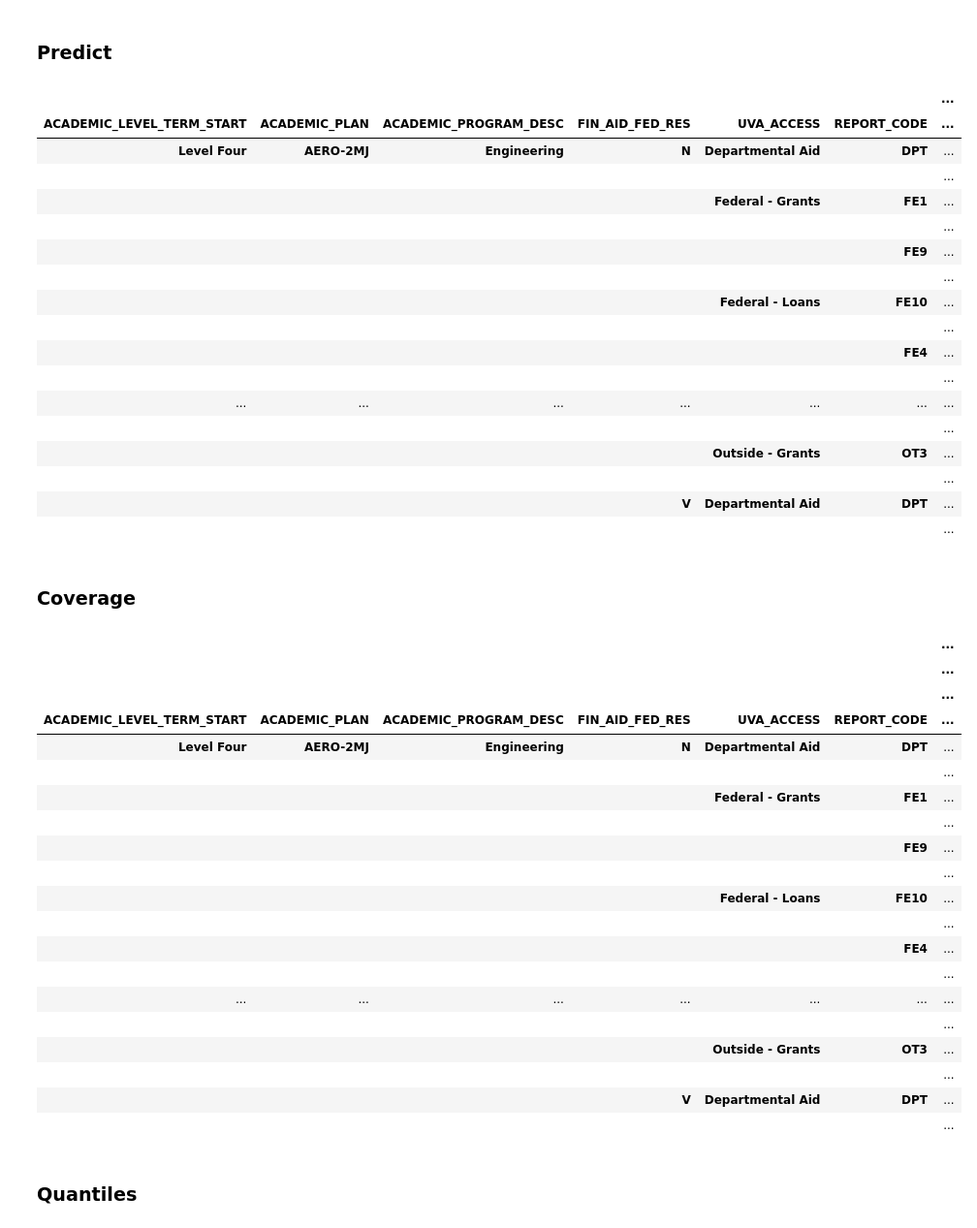
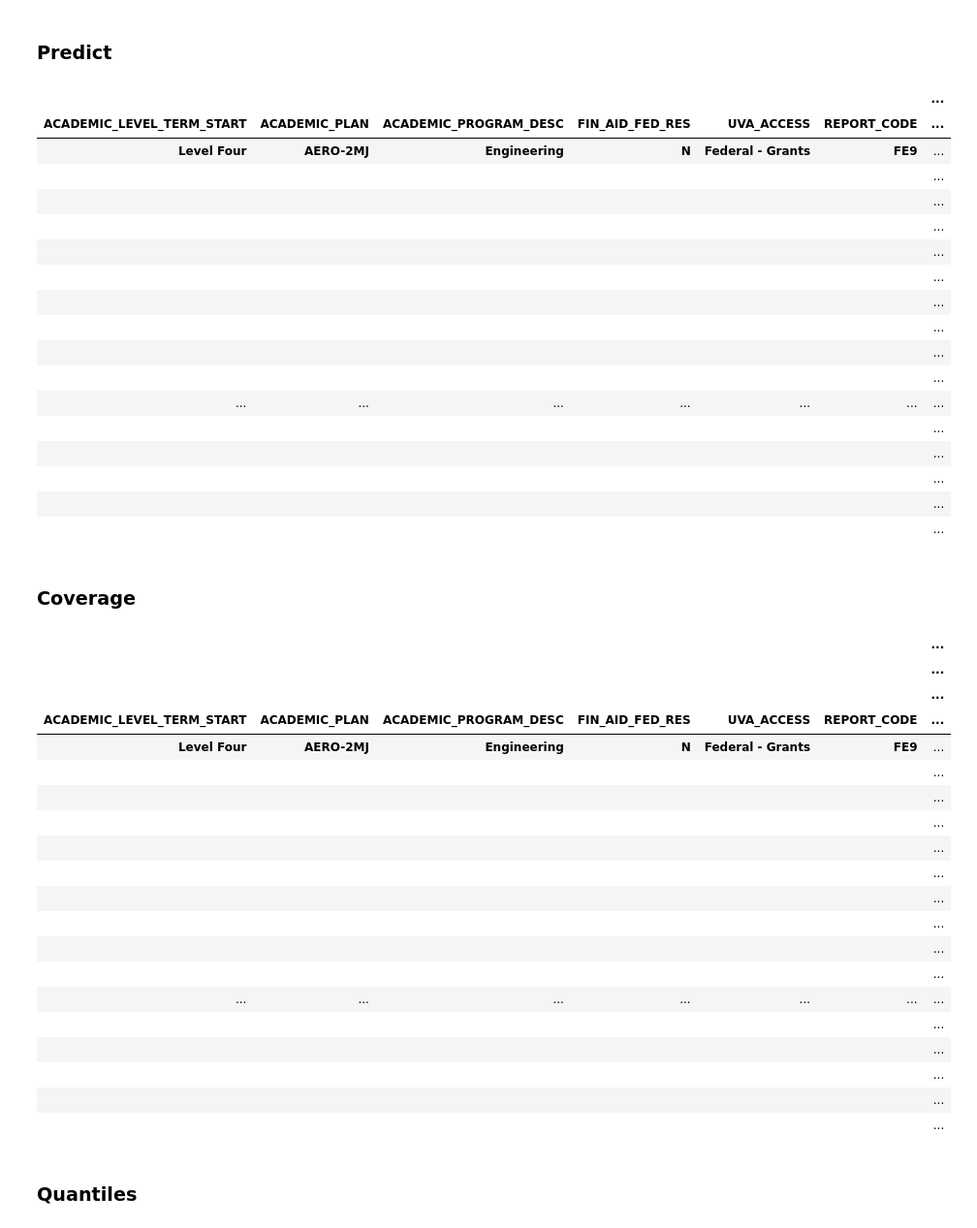
Before and after one commit to UVA-MLSys/Financial-Aid, a Jupyter notebook: sktime.ipynb, the cells around one changed output. Shown: that part at 97% size. Cells and saved outputs as stored; diff of their text form; code cells hidden in the pictures.

```diff
--- a/sktime.ipynb
+++ b/sktime.ipynb
@@ -33,8 +33,8 @@ df = df[hierarchies+[date]+targets]
 # take first 10 time series groups
 data = df.iloc[:(df[date].max()+1)*10]
 # %%
-df.set_index(hierarchies + [date], inplace=True)
-df.head(3)
+data.set_index(hierarchies + [date], inplace=True)
+data.head(3)
 # %% [output]
 |  |  |  |  |  |  | ... |
 | ACADEMIC_LEVEL_TERM_START | ACADEMIC_PLAN | ACADEMIC_PROGRAM_DESC | FIN_AID_FED_RES | UVA_ACCESS | REPORT_CODE | ... |
@@ -46,2 +44,4 @@ df.head(3)
+# %%
+train, test = temporal_train_test_split(data, test_size=.2)
 # %% [markdown]
 ## Model
@@ -48,3 +70,3 @@ df.head(3)
 # %%
-from sktime.forecasting.arima import AutoARIMA
-forecaster = AutoARIMA(suppress_warnings=True)
+from sktime.forecasting.fbprophet import Prophet
+forecaster = Prophet()
@@ -54,6 +74,6 @@ data = df.iloc[0:100]
 prediction_length = 6
 fh = [i for i in range(1, prediction_length+1)]
 if forecaster.get_tag("requires-fh-in-fit"):
-    forecaster.fit(data, fh=fh)
-else: forecaster.fit(data)
+    forecaster.fit(train, fh=fh)
+else: forecaster.fit(train)
 # %% [output]
@@ -63,27 +102,27 @@ KeyboardInterrupt:
 # %% [markdown]
 ### Predict
 # %%
-# y_pred = forecaster.predict(fh=fh)
-# y_pred
+y_pred = forecaster.predict(fh=fh)
+y_pred
 # %% [output]
 |  |  |  |  |  |  | ... |
 | ACADEMIC_LEVEL_TERM_START | ACADEMIC_PLAN | ACADEMIC_PROGRAM_DESC | FIN_AID_FED_RES | UVA_ACCESS | REPORT_CODE | ... |
-| Level Four | AERO-2MJ | Engineering | N | Departmental Aid | DPT | ... |
+| Level Four | AERO-2MJ | Engineering | N | Federal - Grants | FE9 | ... |
 |  |  |  |  |  |  | ... |
-|  |  |  |  | Federal - Grants | FE1 | ... |
 |  |  |  |  |  |  | ... |
-|  |  |  |  |  | FE9 | ... |
 |  |  |  |  |  |  | ... |
-|  |  |  |  | Federal - Loans | FE10 | ... |
 |  |  |  |  |  |  | ... |
-|  |  |  |  |  | FE4 | ... |
+|  |  |  |  |  |  | ... |
+|  |  |  |  |  |  | ... |
+|  |  |  |  |  |  | ... |
+|  |  |  |  |  |  | ... |
 |  |  |  |  |  |  | ... |
 | ... | ... | ... | ... | ... | ... | ... |
 |  |  |  |  |  |  | ... |
-|  |  |  |  | Outside - Grants | OT3 | ... |
 |  |  |  |  |  |  | ... |
-|  |  |  | V | Departmental Aid | DPT | ... |
 |  |  |  |  |  |  | ... |
+|  |  |  |  |  |  | ... |
+|  |  |  |  |  |  | ... |
 # %% [markdown]
 ### Coverage
 # %%
@@ -94,22 +133,22 @@ y_coverage
 |  |  |  |  |  |  | ... |
 |  |  |  |  |  |  | ... |
 | ACADEMIC_LEVEL_TERM_START | ACADEMIC_PLAN | ACADEMIC_PROGRAM_DESC | FIN_AID_FED_RES | UVA_ACCESS | REPORT_CODE | ... |
-| Level Four | AERO-2MJ | Engineering | N | Departmental Aid | DPT | ... |
+| Level Four | AERO-2MJ | Engineering | N | Federal - Grants | FE9 | ... |
 |  |  |  |  |  |  | ... |
-|  |  |  |  | Federal - Grants | FE1 | ... |
 |  |  |  |  |  |  | ... |
-|  |  |  |  |  | FE9 | ... |
 |  |  |  |  |  |  | ... |
-|  |  |  |  | Federal - Loans | FE10 | ... |
 |  |  |  |  |  |  | ... |
-|  |  |  |  |  | FE4 | ... |
+|  |  |  |  |  |  | ... |
+|  |  |  |  |  |  | ... |
+|  |  |  |  |  |  | ... |
+|  |  |  |  |  |  | ... |
 |  |  |  |  |  |  | ... |
 | ... | ... | ... | ... | ... | ... | ... |
 |  |  |  |  |  |  | ... |
-|  |  |  |  | Outside - Grants | OT3 | ... |
 |  |  |  |  |  |  | ... |
-|  |  |  | V | Departmental Aid | DPT | ... |
 |  |  |  |  |  |  | ... |
+|  |  |  |  |  |  | ... |
+|  |  |  |  |  |  | ... |
 # %% [markdown]
 ### Quantiles
 # %%
```
Also changed, not shown: parts of 7 cells of this notebook, 4 other files.
